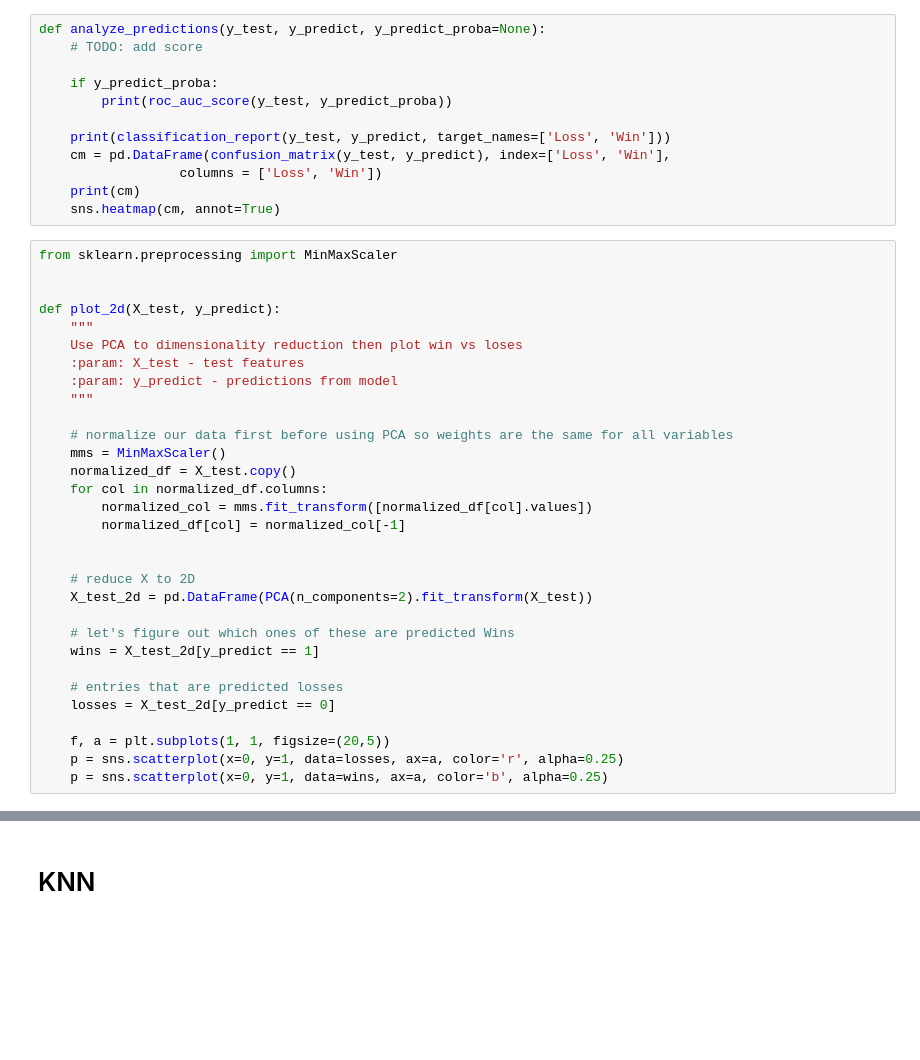
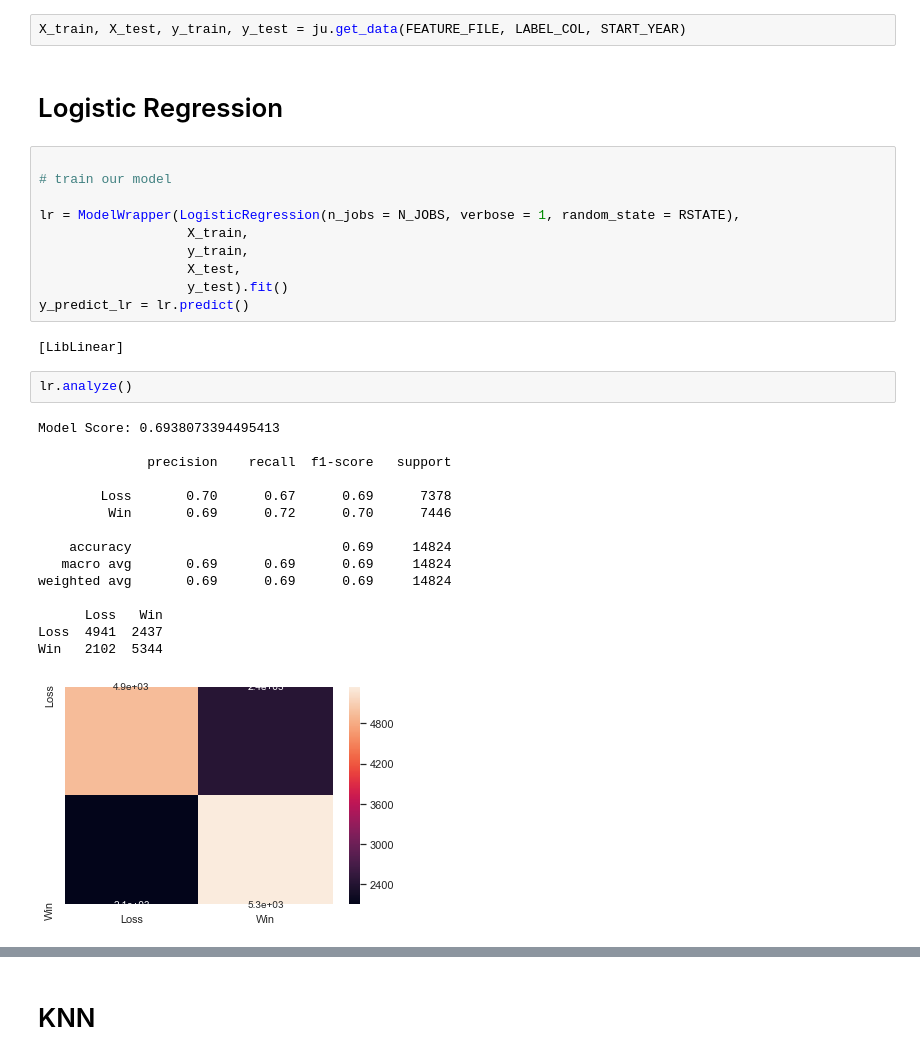
Before and after one commit to sv650s/atp-tennis-predictions, a Jupyter notebook: notebooks/5.1-atp_sklearn_classifier-ohe.ipynb, the cells around one changed output, grey strips where cells are left out. Saved outputs shown, nothing was run; the diff lists cells and outputs as text; blank space fills up the shorter version.

```diff
--- a/notebooks/5.1-atp_sklearn_classifier-ohe.ipynb
+++ b/notebooks/5.1-atp_sklearn_classifier-ohe.ipynb
@@ -77,43 +90,34 @@ MAX_ITER = 100
-# %%
-def analyze_predictions(y_test, y_predict, y_predict_proba=None):
-    # TODO: add score
-
-    if y_predict_proba:
-        print(roc_auc_score(y_test, y_predict_proba))
-
-    print(classification_report(y_test, y_predict, target_names=['Loss', 'Win']))
-    cm = pd.DataFrame(confusion_matrix(y_test, y_predict), index=['Loss', 'Win'],
-                  columns = ['Loss', 'Win'])
-    print(cm)
-    sns.heatmap(cm, annot=True)
-# %%
-from sklearn.preprocessing import MinMaxScaler
-
-
-def plot_2d(X_test, y_predict):
-    """
-    Use PCA to dimensionality reduction then plot win vs loses
-    :param: X_test - test features
-    :param: y_predict - predictions from model
-    """
-
-    # normalize our data first before using PCA so weights are the same for all variables
-    mms = MinMaxScaler()
-    normalized_df = X_test.copy()
-    for col in normalized_df.columns:
-        normalized_col = mms.fit_transform([normalized_df[col].values])
-        normalized_df[col] = normalized_col[-1]
-
-
-    # reduce X to 2D
-    X_test_2d = pd.DataFrame(PCA(n_components=2).fit_transform(X_test))
-
-    # let's figure out which ones of these are predicted Wins
-    wins = X_test_2d[y_predict == 1]
-
-    # entries that are predicted losses
-    losses = X_test_2d[y_predict == 0]
-
-    f, a = plt.subplots(1, 1, figsize=(20,5))
-    p = sns.scatterplot(x=0, y=1, data=losses, ax=a, color='r', alpha=0.25)
-    p = sns.scatterplot(x=0, y=1, data=wins, ax=a, color='b', alpha=0.25)
+# %%
+X_train, X_test, y_train, y_test = ju.get_data(FEATURE_FILE, LABEL_COL, START_YEAR)
+# %% [markdown]
+# Logistic Regression
+# %%
+
+# train our model
+
+lr = ModelWrapper(LogisticRegression(n_jobs = N_JOBS, verbose = 1, random_state = RSTATE),
+                   X_train,
+                   y_train,
+                   X_test,
+                   y_test).fit()
+y_predict_lr = lr.predict()
+# %% [output]
+[LibLinear]
+# %%
+lr.analyze()
+# %% [output]
+Model Score: 0.6938073394495413
+
+              precision    recall  f1-score   support
+
+        Loss       0.70      0.67      0.69      7378
+         Win       0.69      0.72      0.70      7446
+
+    accuracy                           0.69     14824
+   macro avg       0.69      0.69      0.69     14824
+weighted avg       0.69      0.69      0.69     14824
+
+      Loss   Win
+Loss  4941  2437
+Win   2102  5344
+[figure, added]
```
Also changed, not shown: parts of 61 cells of this notebook, 5 other files.
